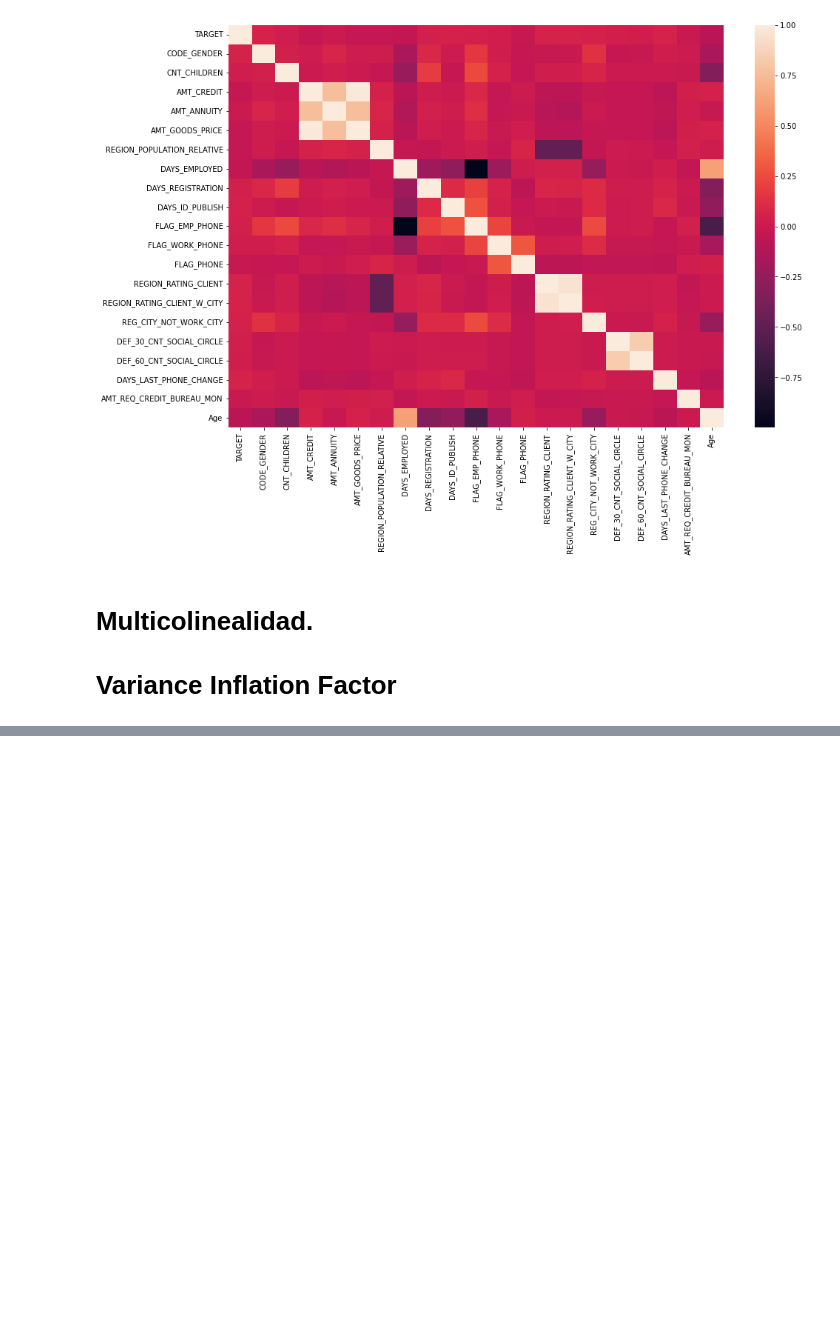
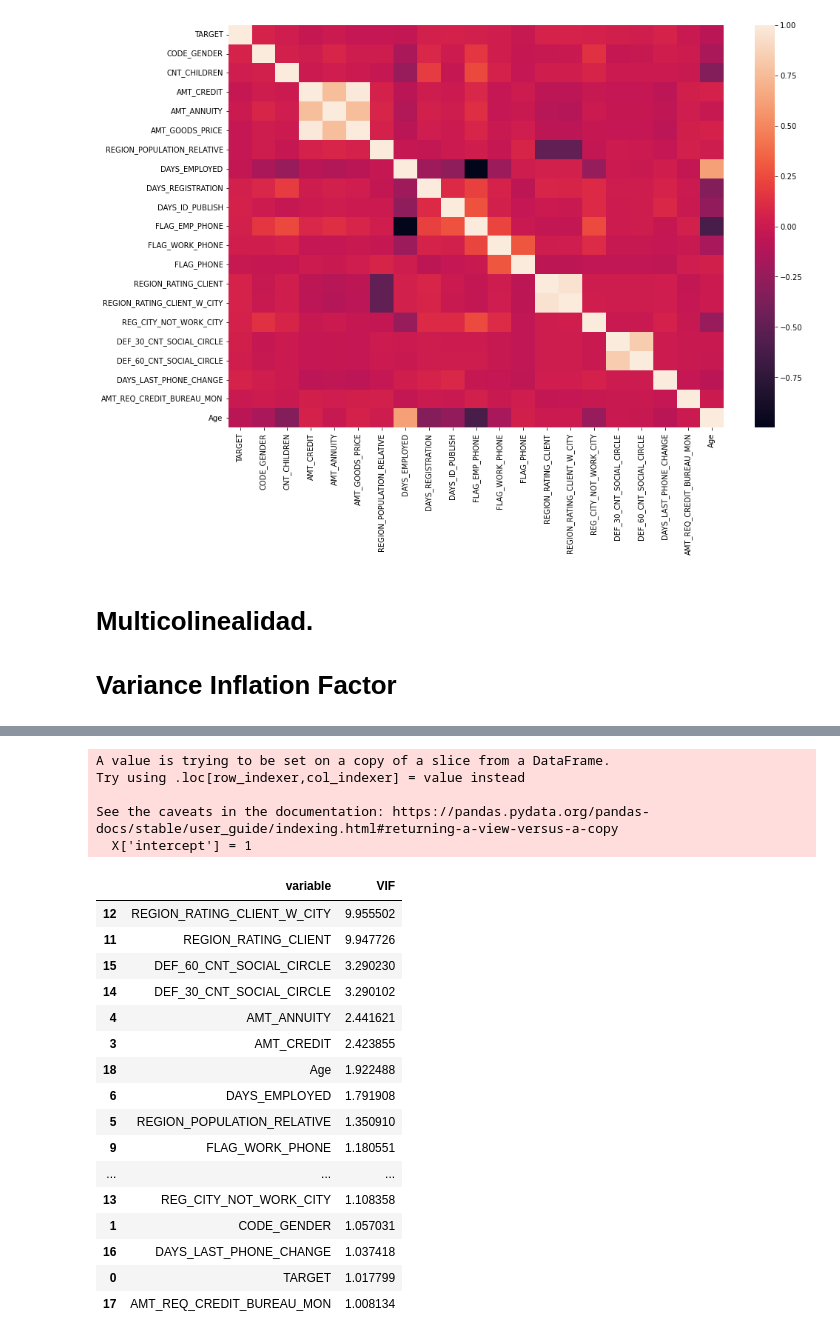
Before and after one commit to RigelAlgebar/Credit-Card-Fraud-Detection-IIIT-Bangalore, a Jupyter notebook: notebooks/5. EDA-Distributions.ipynb, the cells around one changed output, grey strips where cells are left out. Cells and saved outputs as stored; diff of their text form; code cells hidden in the pictures; blank space fills up the shorter version.

```diff
--- a/notebooks/5. EDA-Distributions.ipynb
+++ b/notebooks/5. EDA-Distributions.ipynb
@@ -248,0 +286,27 @@ dtype: int64
+# %%
+
+
+calculate_vif(df_sess_4, numeric_vars.drop(columns=["FLAG_EMP_PHONE", "AMT_GOODS_PRICE"]).columns).sort_values('VIF', ascending=False)
+# %% [output]
+A value is trying to be set on a copy of a slice from a DataFrame.
+Try using .loc[row_indexer,col_indexer] = value instead
+
+See the caveats in the documentation: https://pandas.pydata.org/pandas-docs/stable/user_guide/indexing.html#returning-a-view-versus-a-copy
+  X['intercept'] = 1
+|  | variable | VIF |
+| 12 | REGION_RATING_CLIENT_W_CITY | 9.955502 |
+| 11 | REGION_RATING_CLIENT | 9.947726 |
+| 15 | DEF_60_CNT_SOCIAL_CIRCLE | 3.290230 |
+| 14 | DEF_30_CNT_SOCIAL_CIRCLE | 3.290102 |
+| 4 | AMT_ANNUITY | 2.441621 |
+| 3 | AMT_CREDIT | 2.423855 |
+| 18 | Age | 1.922488 |
+| 6 | DAYS_EMPLOYED | 1.791908 |
+| 5 | REGION_POPULATION_RELATIVE | 1.350910 |
+| 9 | FLAG_WORK_PHONE | 1.180551 |
+| ... | ... | ... |
+| 13 | REG_CITY_NOT_WORK_CITY | 1.108358 |
+| 1 | CODE_GENDER | 1.057031 |
+| 16 | DAYS_LAST_PHONE_CHANGE | 1.037418 |
+| 0 | TARGET | 1.017799 |
+| 17 | AMT_REQ_CREDIT_BUREAU_MON | 1.008134 |
```
Also changed, not shown: parts of 11 cells of this notebook.
